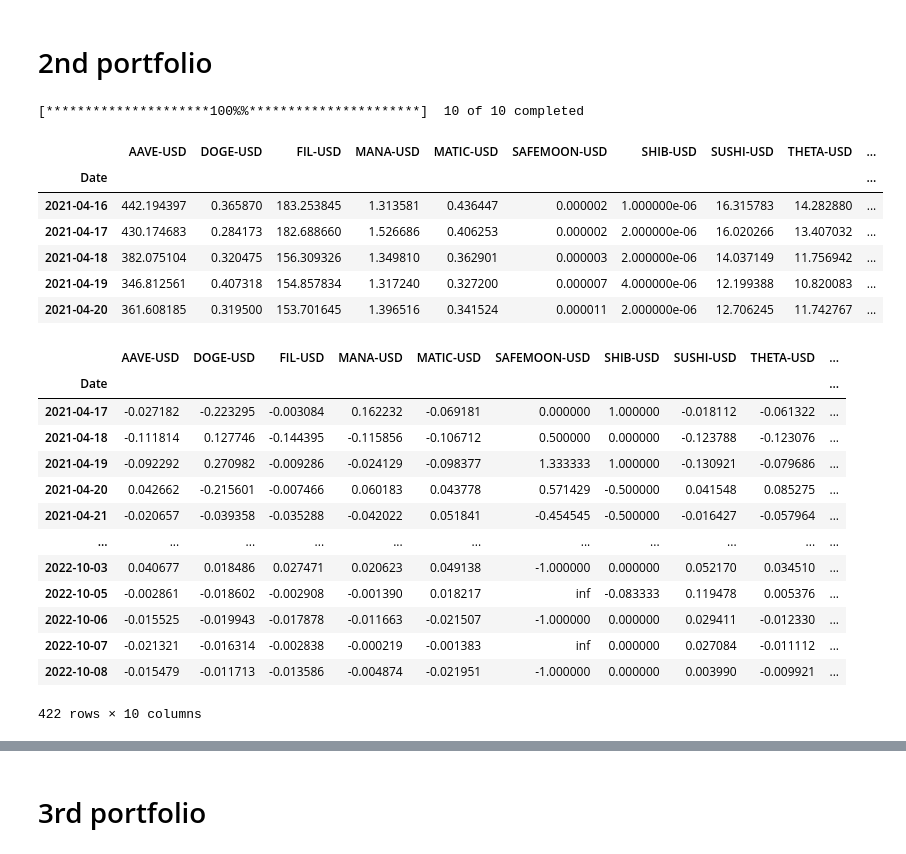
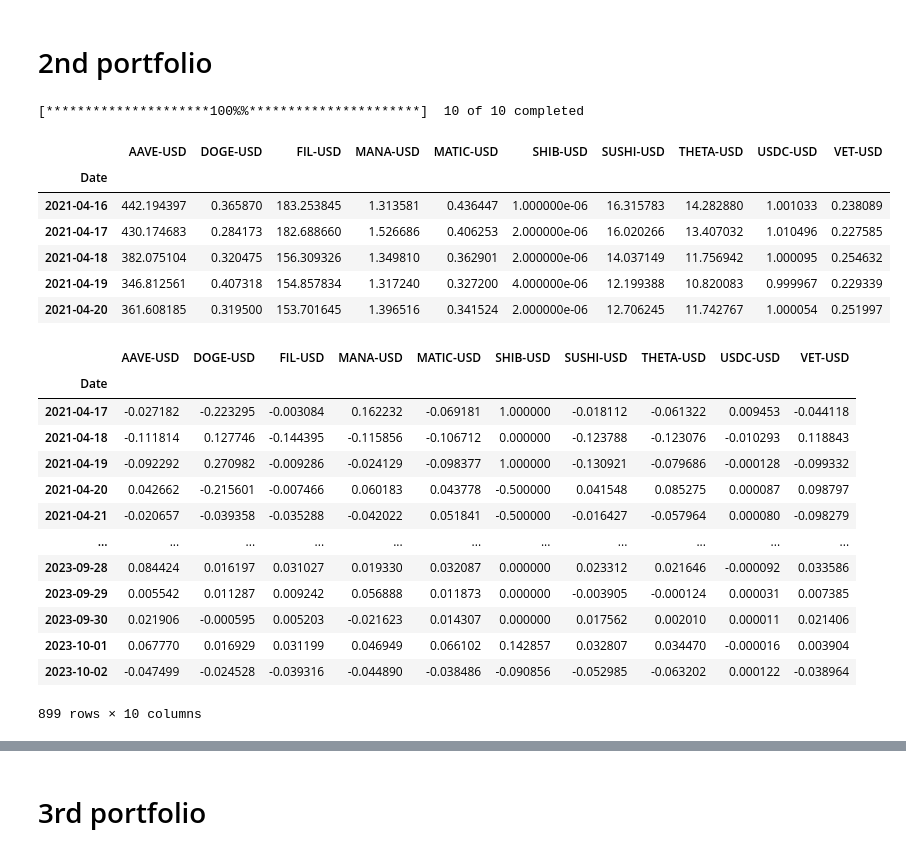
Before and after one commit to raketic-ognjen/Crypto-Portfolio-Optimization, a Jupyter notebook: Crypto_Portfolio_Optimization.ipynb, the cells around one changed output, grey strips where cells are left out. Cells and saved outputs as stored; diff of their text form; code cells hidden in the pictures.

```diff
--- a/Crypto_Portfolio_Optimization.ipynb
+++ b/Crypto_Portfolio_Optimization.ipynb
@@ -642,33 +659,33 @@ figst.show()
 # %% [markdown]
 # 2nd portfolio
 # %%
-crypto2 = ['DOGE-USD', 'SHIB-USD', 'SAFEMOON-USD', 'MATIC-USD', 'VET-USD','THETA-USD','FIL-USD','AAVE-USD', 'MANA-USD','SUSHI-USD']
+crypto2 = ['DOGE-USD', 'SHIB-USD', 'USDC-USD', 'MATIC-USD', 'VET-USD','THETA-USD','FIL-USD','AAVE-USD', 'MANA-USD','SUSHI-USD']
 cryptoprice2 = yf.download(crypto2, start='2021-4-16')['Adj Close']
 cryptoprice2.head()
 # %% [output]
 [*********************100%%**********************]  10 of 10 completed
-|  | AAVE-USD | DOGE-USD | FIL-USD | MANA-USD | MATIC-USD | SAFEMOON-USD | SHIB-USD | SUSHI-USD | THETA-USD | ... |
-| Date |  |  |  |  |  |  |  |  |  | ... |
-| 2021-04-16 | 442.194397 | 0.365870 | 183.253845 | 1.313581 | 0.436447 | 0.000002 | 1.000000e-06 | 16.315783 | 14.282880 | ... |
-| 2021-04-17 | 430.174683 | 0.284173 | 182.688660 | 1.526686 | 0.406253 | 0.000002 | 2.000000e-06 | 16.020266 | 13.407032 | ... |
-| 2021-04-18 | 382.075104 | 0.320475 | 156.309326 | 1.349810 | 0.362901 | 0.000003 | 2.000000e-06 | 14.037149 | 11.756942 | ... |
-| 2021-04-19 | 346.812561 | 0.407318 | 154.857834 | 1.317240 | 0.327200 | 0.000007 | 4.000000e-06 | 12.199388 | 10.820083 | ... |
-| 2021-04-20 | 361.608185 | 0.319500 | 153.701645 | 1.396516 | 0.341524 | 0.000011 | 2.000000e-06 | 12.706245 | 11.742767 | ... |
+|  | AAVE-USD | DOGE-USD | FIL-USD | MANA-USD | MATIC-USD | SHIB-USD | SUSHI-USD | THETA-USD | USDC-USD | VET-USD |
+| Date |  |  |  |  |  |  |  |  |  |  |
+| 2021-04-16 | 442.194397 | 0.365870 | 183.253845 | 1.313581 | 0.436447 | 1.000000e-06 | 16.315783 | 14.282880 | 1.001033 | 0.238089 |
+| 2021-04-17 | 430.174683 | 0.284173 | 182.688660 | 1.526686 | 0.406253 | 2.000000e-06 | 16.020266 | 13.407032 | 1.010496 | 0.227585 |
+| 2021-04-18 | 382.075104 | 0.320475 | 156.309326 | 1.349810 | 0.362901 | 2.000000e-06 | 14.037149 | 11.756942 | 1.000095 | 0.254632 |
+| 2021-04-19 | 346.812561 | 0.407318 | 154.857834 | 1.317240 | 0.327200 | 4.000000e-06 | 12.199388 | 10.820083 | 0.999967 | 0.229339 |
+| 2021-04-20 | 361.608185 | 0.319500 | 153.701645 | 1.396516 | 0.341524 | 2.000000e-06 | 12.706245 | 11.742767 | 1.000054 | 0.251997 |
 # %%
 rets2 = cryptoprice2.pct_change().dropna()
 rets2
 # %% [output]
-|  | AAVE-USD | DOGE-USD | FIL-USD | MANA-USD | MATIC-USD | SAFEMOON-USD | SHIB-USD | SUSHI-USD | THETA-USD | ... |
-| Date |  |  |  |  |  |  |  |  |  | ... |
-| 2021-04-17 | -0.027182 | -0.223295 | -0.003084 | 0.162232 | -0.069181 | 0.000000 | 1.000000 | -0.018112 | -0.061322 | ... |
-| 2021-04-18 | -0.111814 | 0.127746 | -0.144395 | -0.115856 | -0.106712 | 0.500000 | 0.000000 | -0.123788 | -0.123076 | ... |
-| 2021-04-19 | -0.092292 | 0.270982 | -0.009286 | -0.024129 | -0.098377 | 1.333333 | 1.000000 | -0.130921 | -0.079686 | ... |
-| 2021-04-20 | 0.042662 | -0.215601 | -0.007466 | 0.060183 | 0.043778 | 0.571429 | -0.500000 | 0.041548 | 0.085275 | ... |
-| 2021-04-21 | -0.020657 | -0.039358 | -0.035288 | -0.042022 | 0.051841 | -0.454545 | -0.500000 | -0.016427 | -0.057964 | ... |
+|  | AAVE-USD | DOGE-USD | FIL-USD | MANA-USD | MATIC-USD | SHIB-USD | SUSHI-USD | THETA-USD | USDC-USD | VET-USD |
+| Date |  |  |  |  |  |  |  |  |  |  |
+| 2021-04-17 | -0.027182 | -0.223295 | -0.003084 | 0.162232 | -0.069181 | 1.000000 | -0.018112 | -0.061322 | 0.009453 | -0.044118 |
+| 2021-04-18 | -0.111814 | 0.127746 | -0.144395 | -0.115856 | -0.106712 | 0.000000 | -0.123788 | -0.123076 | -0.010293 | 0.118843 |
+| 2021-04-19 | -0.092292 | 0.270982 | -0.009286 | -0.024129 | -0.098377 | 1.000000 | -0.130921 | -0.079686 | -0.000128 | -0.099332 |
+| 2021-04-20 | 0.042662 | -0.215601 | -0.007466 | 0.060183 | 0.043778 | -0.500000 | 0.041548 | 0.085275 | 0.000087 | 0.098797 |
+| 2021-04-21 | -0.020657 | -0.039358 | -0.035288 | -0.042022 | 0.051841 | -0.500000 | -0.016427 | -0.057964 | 0.000080 | -0.098279 |
 | ... | ... | ... | ... | ... | ... | ... | ... | ... | ... | ... |
-| 2022-10-03 | 0.040677 | 0.018486 | 0.027471 | 0.020623 | 0.049138 | -1.000000 | 0.000000 | 0.052170 | 0.034510 | ... |
-| 2022-10-05 | -0.002861 | -0.018602 | -0.002908 | -0.001390 | 0.018217 | inf | -0.083333 | 0.119478 | 0.005376 | ... |
-| 2022-10-06 | -0.015525 | -0.019943 | -0.017878 | -0.011663 | -0.021507 | -1.000000 | 0.000000 | 0.029411 | -0.012330 | ... |
-| 2022-10-07 | -0.021321 | -0.016314 | -0.002838 | -0.000219 | -0.001383 | inf | 0.000000 | 0.027084 | -0.011112 | ... |
-| 2022-10-08 | -0.015479 | -0.011713 | -0.013586 | -0.004874 | -0.021951 | -1.000000 | 0.000000 | 0.003990 | -0.009921 | ... |
+| 2023-09-28 | 0.084424 | 0.016197 | 0.031027 | 0.019330 | 0.032087 | 0.000000 | 0.023312 | 0.021646 | -0.000092 | 0.033586 |
+| 2023-09-29 | 0.005542 | 0.011287 | 0.009242 | 0.056888 | 0.011873 | 0.000000 | -0.003905 | -0.000124 | 0.000031 | 0.007385 |
+| 2023-09-30 | 0.021906 | -0.000595 | 0.005203 | -0.021623 | 0.014307 | 0.000000 | 0.017562 | 0.002010 | 0.000011 | 0.021406 |
+| 2023-10-01 | 0.067770 | 0.016929 | 0.031199 | 0.046949 | 0.066102 | 0.142857 | 0.032807 | 0.034470 | -0.000016 | 0.003904 |
+| 2023-10-02 | -0.047499 | -0.024528 | -0.039316 | -0.044890 | -0.038486 | -0.090856 | -0.052985 | -0.063202 | 0.000122 | -0.038964 |
-422 rows × 10 columns
+899 rows × 10 columns
```
Also changed, not shown: parts of 50 cells of this notebook.
